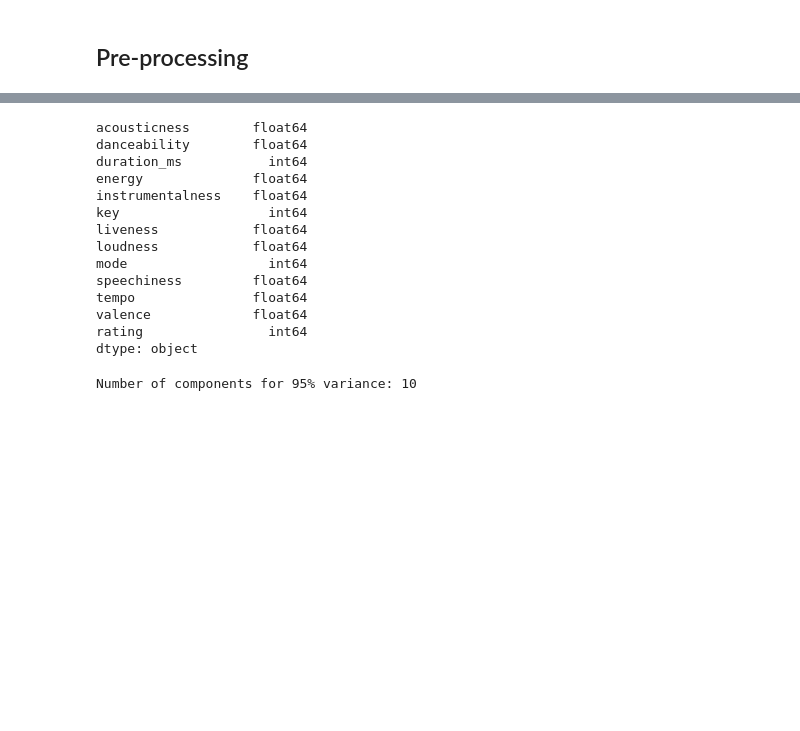
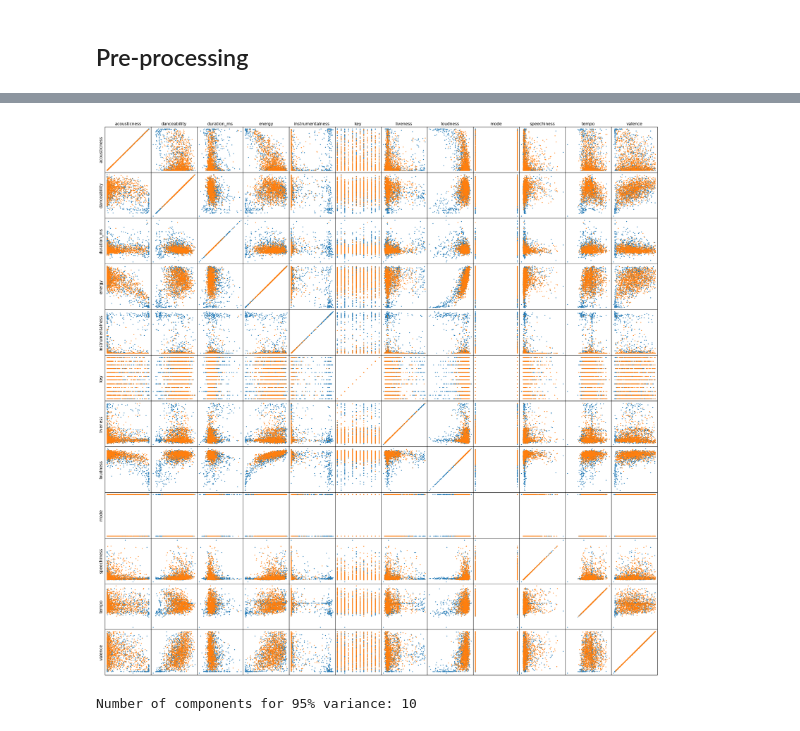
Before and after one commit to AndersBennedsgaard/Spotify-recommendation-project, a Jupyter notebook: analysis/favorites_analysis.ipynb, the cells around one changed output, grey strips where cells are left out. Cells and saved outputs as stored; diff of their text form; code cells hidden in the pictures; blank space fills up the shorter version.

Commit message:
update plotting method

```diff
--- a/analysis/favorites_analysis.ipynb
+++ b/analysis/favorites_analysis.ipynb
@@ -173,50 +158,12 @@ training_df
-# %%
-column_names = training_df.columns[:-1]
-
-d=training_df.dtypes
-print(d)
-# fig, axes = plt.subplots(
-#     len(column_names), len(column_names), figsize=(len(column_names) * 2, len(column_names) * 2)
-# )
-# for i, col_i in enumerate(column_names):
-#     for j, col_j in enumerate(column_names):
-#         axis: plt.Axes = axes[j, i]  # type: ignore
-#         axis.scatter(
-#             training_df.loc[training_df['rating'] == 1][col_j],
-#             training_df.loc[training_df['rating'] == 1][col_i],
-#             s=1, c='tab:blue'
-#         )
-#         axis.scatter(
-#             training_df.loc[training_df['rating'] == 0][col_j],
-#             training_df.loc[training_df['rating'] == 0][col_i],
-#             s=1, c='tab:orange'
-#         )
-#         axis.set_xticks([])
-#         axis.set_xticklabels([])
-#         axis.set_yticks([])
-#         axis.set_yticklabels([])
-#         if i == 0:
-#             axis.set_ylabel(col_j)
-#         if j == 0:
-#             axis.set_xlabel(col_i)
-#             axis.xaxis.set_label_position('top')
-
-# fig, _ = plot_features(column_names, training_df)
-# %% [output]
-acousticness        float64
-danceability        float64
-duration_ms           int64
-energy              float64
-instrumentalness    float64
-key                   int64
-liveness            float64
-loudness            float64
-mode                  int64
-speechiness         float64
-tempo               float64
-valence             float64
-rating                int64
-dtype: object
+# %%
+column_names = training_df.columns[:-1]
+
+ratings = training_df['rating'].to_numpy()
+training_array = training_df.to_numpy()
+
+fig, _ = plot_features(column_names, training_array[ratings == 0], training_array[ratings == 1])
+# %% [output]
+[figure, added]
 # %%
 X_train = training_df.drop('rating', axis=1)
 y_train = training_df['rating']
```
Also changed, not shown: parts of 18 cells of this notebook, 1 other file.
